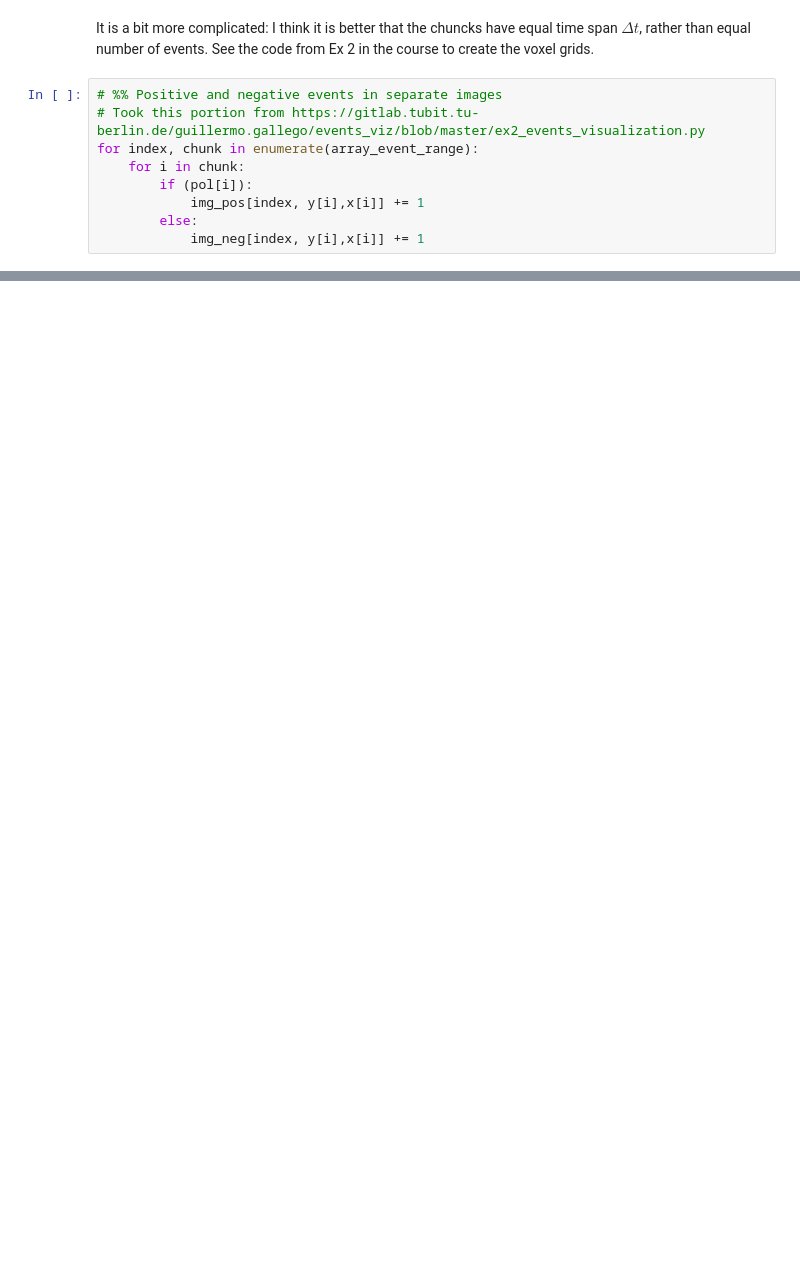
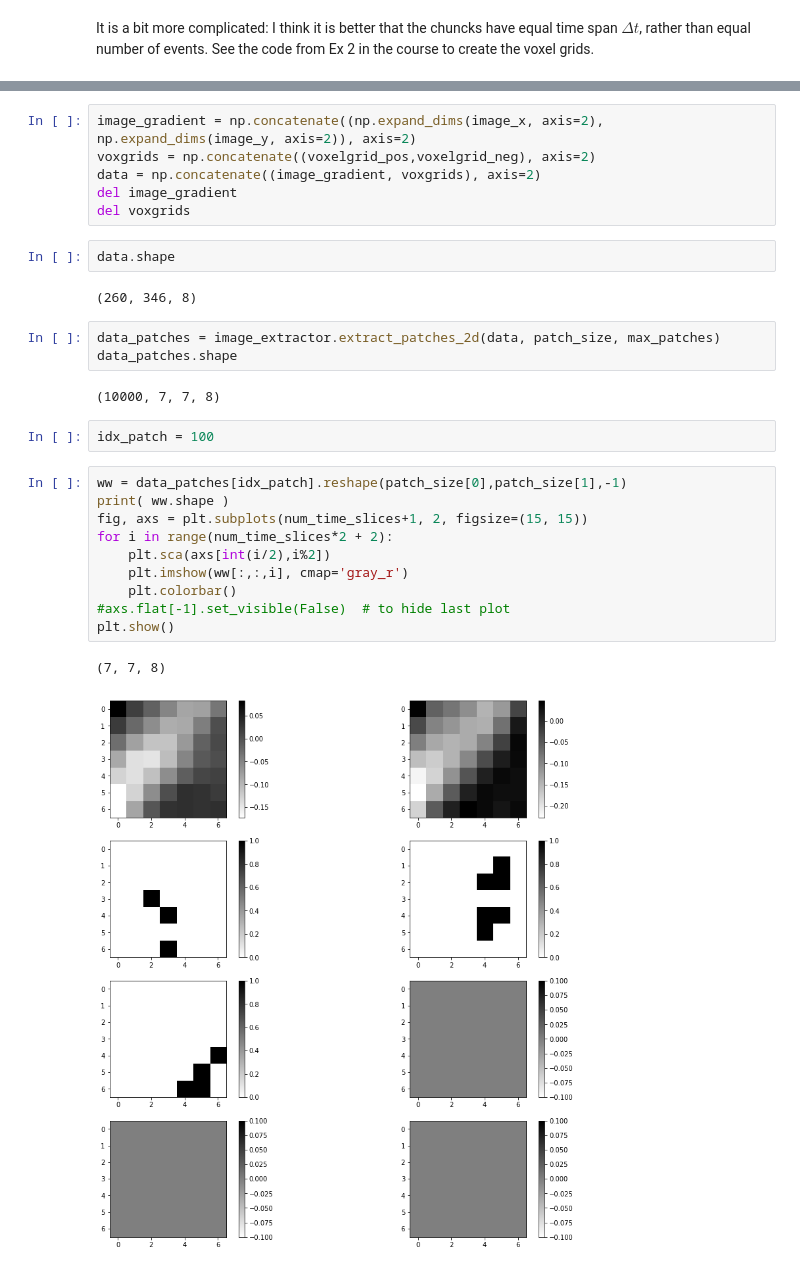
Before and after one commit to SudeshnaBora/Computer_Vision, a Jupyter notebook: code/Learning Phase.ipynb, the cells around one changed output, grey strips where cells are left out. Saved outputs shown, nothing was run; the diff lists cells and outputs as text; blank space fills up the shorter version.

Commit message:
creating dictionary from spatial gradient and event histograms

```diff
--- a/code/Learning Phase.ipynb
+++ b/code/Learning Phase.ipynb
@@ -143,12 +143,3 @@ voxelgrid_pos.shape
 # %% [markdown]
 It is a bit more complicated: I think it is better that the chuncks have equal time span $\Delta t$, rather than equal number of events. See the code from Ex 2 in the course to create the voxel grids.
-# %%
-# %% Positive and negative events in separate images
-# Took this portion from https://gitlab.tubit.tu-berlin.de/guillermo.gallego/events_viz/blob/master/ex2_events_visualization.py
-for index, chunk in enumerate(array_event_range):
-    for i in chunk:
-        if (pol[i]):
-            img_pos[index, y[i],x[i]] += 1
-        else:
-            img_neg[index, y[i],x[i]] += 1
 # %%
@@ -181,0 +179,30 @@ plt.show()
+# %%
+image_gradient = np.concatenate((np.expand_dims(image_x, axis=2), np.expand_dims(image_y, axis=2)), axis=2)
+voxgrids = np.concatenate((voxelgrid_pos,voxelgrid_neg), axis=2)
+data = np.concatenate((image_gradient, voxgrids), axis=2)
+del image_gradient
+del voxgrids
+# %%
+data.shape
+# %% [output]
+(260, 346, 8)
+# %%
+data_patches = image_extractor.extract_patches_2d(data, patch_size, max_patches)
+data_patches.shape
+# %% [output]
+(10000, 7, 7, 8)
+# %%
+idx_patch = 100
+# %%
+ww = data_patches[idx_patch].reshape(patch_size[0],patch_size[1],-1)
+print( ww.shape )
+fig, axs = plt.subplots(num_time_slices+1, 2, figsize=(15, 15))
+for i in range(num_time_slices*2 + 2):
+    plt.sca(axs[int(i/2),i%2])
+    plt.imshow(ww[:,:,i], cmap='gray_r')
+    plt.colorbar()
+#axs.flat[-1].set_visible(False)  # to hide last plot
+plt.show()
+# %% [output]
+(7, 7, 8)
+[figure, added]
```
Also changed, not shown: parts of 23 cells of this notebook.
